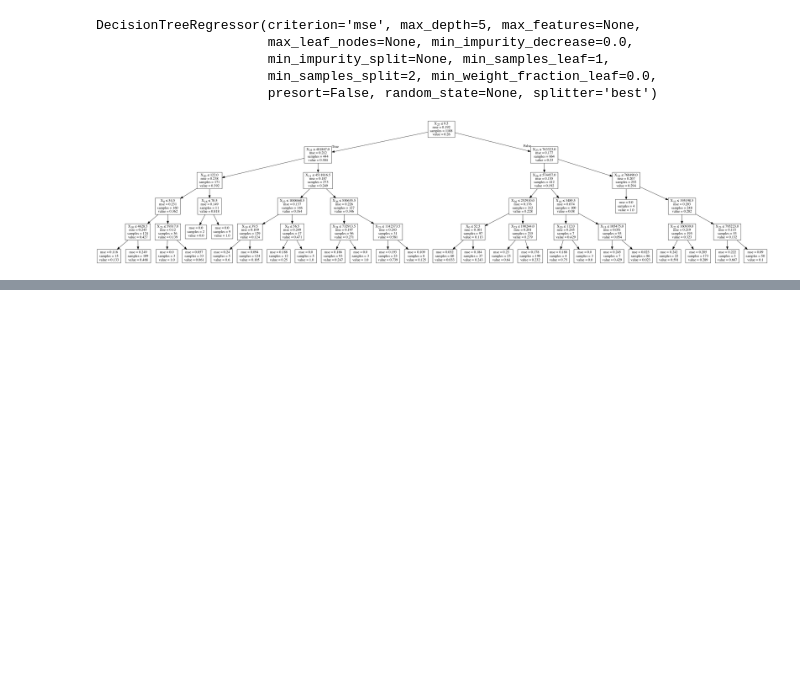
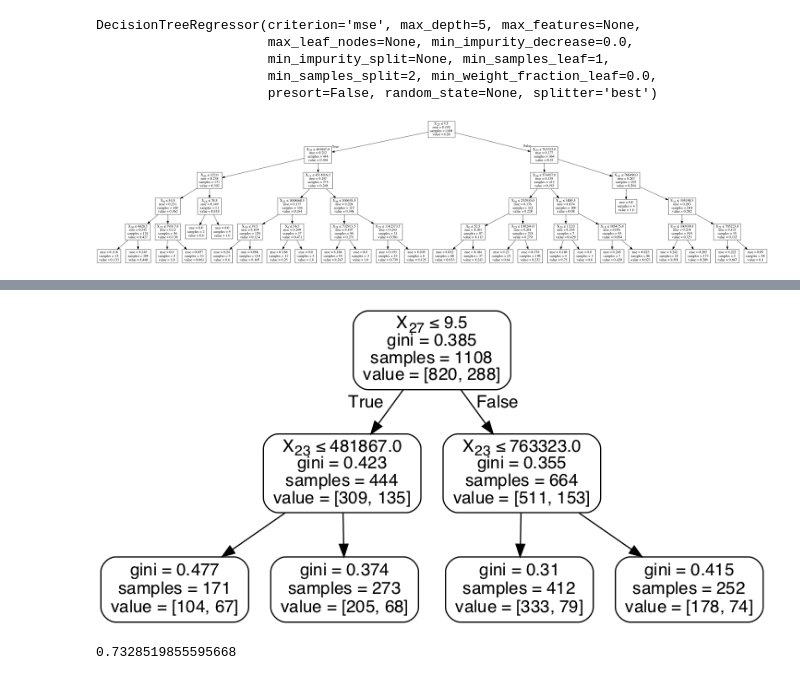
Before and after one commit to befowle/Classification, a Jupyter notebook: HepC_data_clean_explore.ipynb, the cells around one changed output, grey strips where cells are left out. Drawn from its saved outputs; the diff is of its cells as text; code cells hidden in the pictures; blank space fills up the shorter version.

```diff
--- a/HepC_data_clean_explore.ipynb
+++ b/HepC_data_clean_explore.ipynb
@@ -575,0 +607,10 @@ Image(graph.create_png())
+# %%
+X_data=pd.DataFrame(data, columns=['Age', 'Gender', 'BMI', 'Fever', 'Nausea/Vomting', 'Headache',
+       'Diarrhea', 'Fatigue & generalized bone ache', 'Jaundice',
+       'Epigastric pain', 'WBC', 'RBC', 'HGB', 'Plat', 'AST 1', 'ALT 1',
+       'ALT4', 'ALT 12', 'ALT 24', 'ALT 36', 'ALT 48', 'ALT after 24 w',
+       'RNA Base', 'RNA 4', 'RNA 12', 'RNA EOT', 'RNA EF',
+       'Baseline histological Grading'])
+y_data=data.Transplant
+# %%
+y_data = y.astype('int')
@@ -575,0 +624,2 @@ Image(graph.create_png())
+# %%
+X_train_data,X_test_data,y_train_data,y_test_data = train_test_split(X_data, y_data, test_size = 0.2, random_state = 42)
@@ -575,0 +637,9 @@ Image(graph.create_png())
+# %%
+dot_data = StringIO()
+export_graphviz(ctree, out_file=dot_data,
+                rounded=True,
+                special_characters=True)
+graph = pydotplus.graph_from_dot_data(dot_data.getvalue())
+Image(graph.create_png())
+# %% [output]
+[figure, added]
@@ -575,0 +652,5 @@ Image(graph.create_png())
+# %%
+from sklearn.metrics import accuracy_score
+accuracy_score(y_test_data, clasPred)
+# %% [output]
+0.7328519855595668
```
Also changed, not shown: parts of 50 cells of this notebook.
